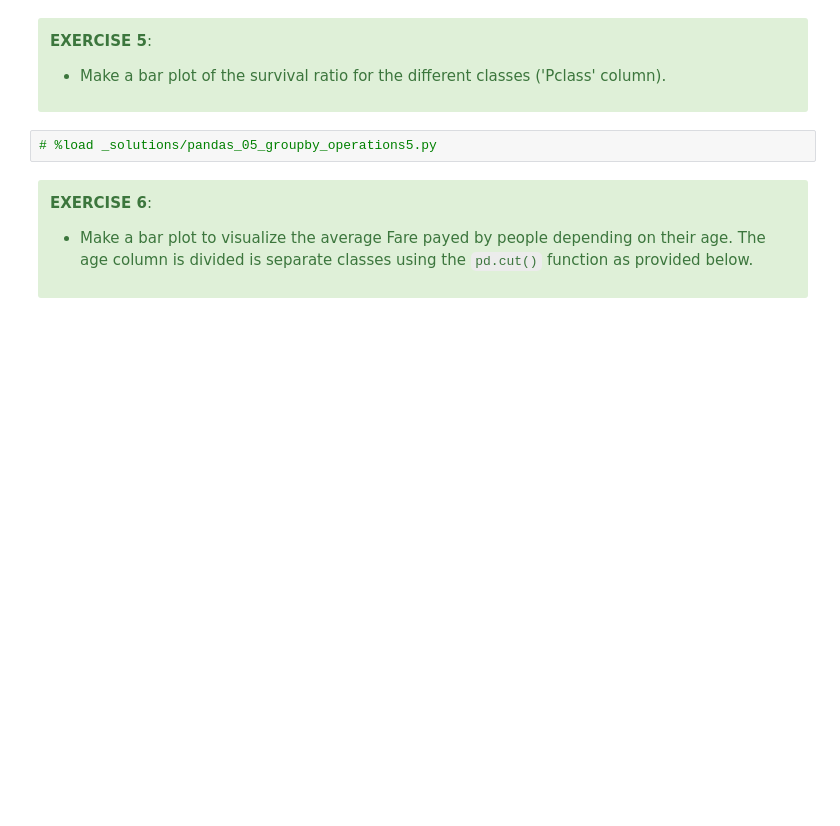
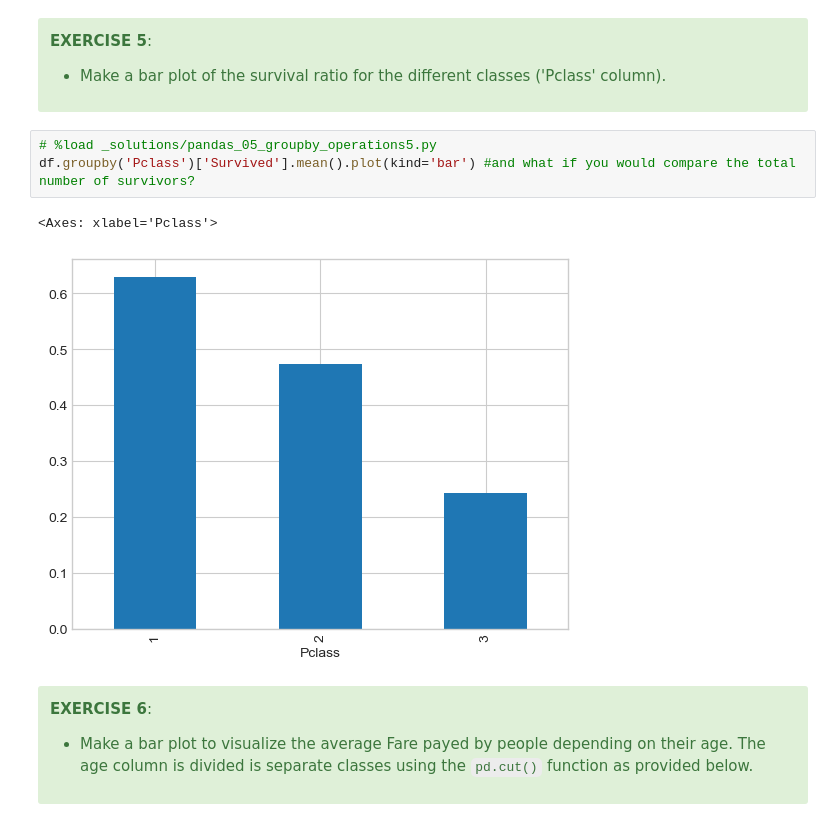
Before and after one commit to simonperneel/DS-python-data-analysis, a Jupyter notebook: notebooks/05_groupby_operations.ipynb, the cells around one changed output. Saved outputs shown, nothing was run; the diff lists cells and outputs as text; blank space fills up the shorter version.

```diff
--- a/notebooks/05_groupby_operations.ipynb
+++ b/notebooks/05_groupby_operations.ipynb
@@ -125,8 +172,12 @@ df.head()
   <li>Make a bar plot of the survival ratio for the different classes ('Pclass' column).</li>
 </ul>
 </div>
-# %%
-# %load _solutions/pandas_05_groupby_operations5.py
+# %%
+# %load _solutions/pandas_05_groupby_operations5.py
+df.groupby('Pclass')['Survived'].mean().plot(kind='bar') #and what if you would compare the total number of survivors?
+# %% [output]
+<Axes: xlabel='Pclass'>
+[figure, added]
 # %% [markdown]
 <div class="alert alert-success">
 
```
Also changed, not shown: parts of 58 cells of this notebook.
